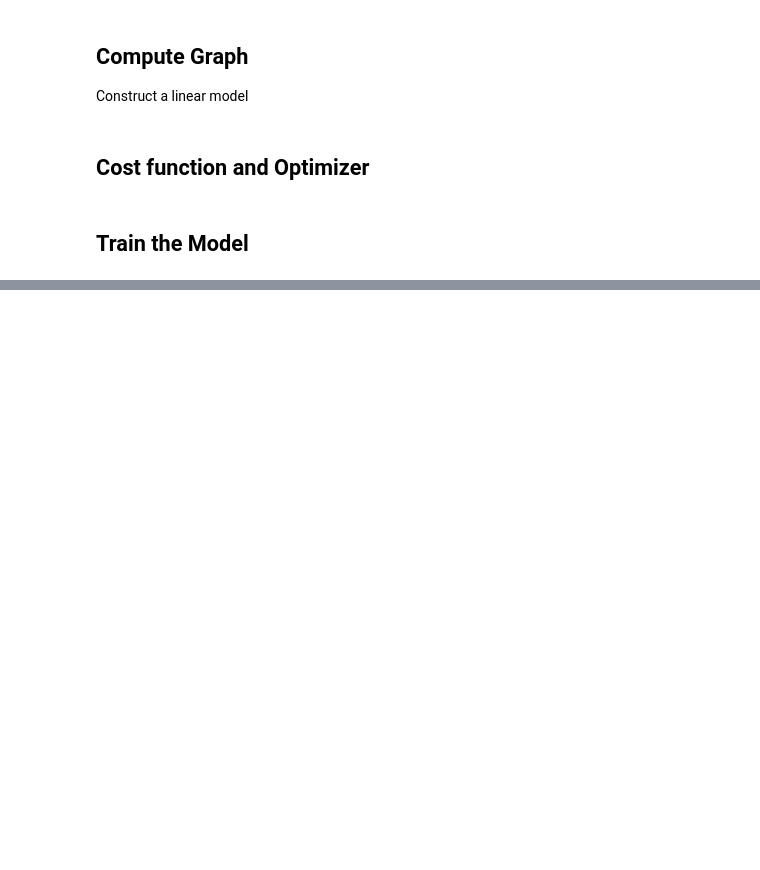
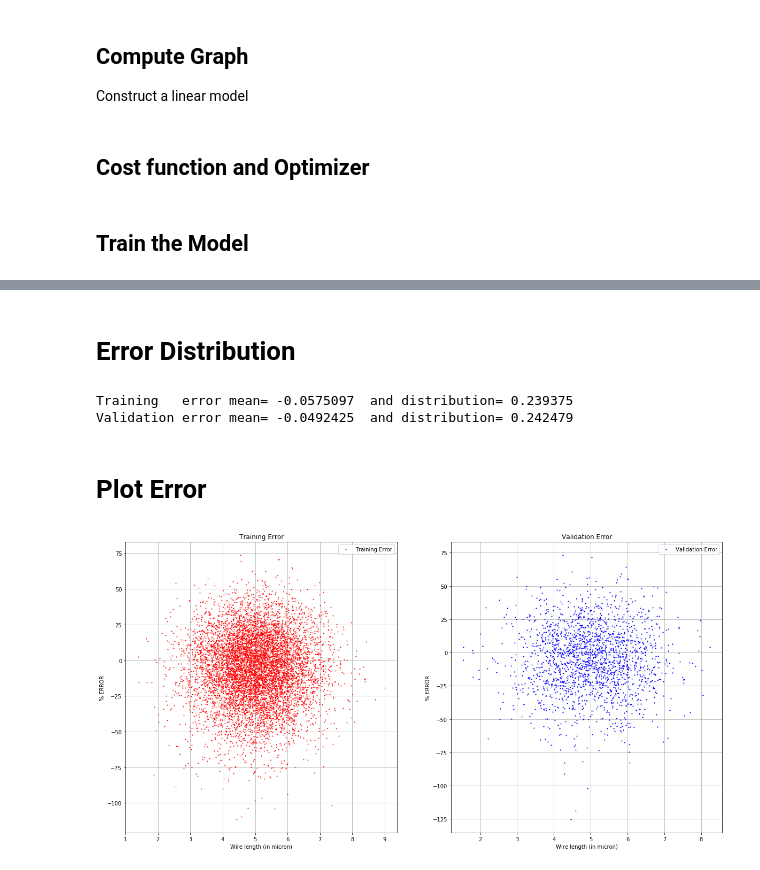
Before and after one commit to srohit0/mida, a Jupyter notebook: notebooks/Linear Regression with One Variable.ipynb, the cells around one changed output, grey strips where cells are left out. Drawn from its saved outputs; the diff is of its cells as text; code cells hidden in the pictures; blank space fills up the shorter version.

```diff
--- a/notebooks/Linear Regression with One Variable.ipynb
+++ b/notebooks/Linear Regression with One Variable.ipynb
@@ -153,0 +209,41 @@ Validation cost (mean sq. error) = 0.000720103
+# %% [markdown]
+# Error Distribution
+# %%
+def sampleError(sampleData, goldData):
+    sampleData = predictResistance(sampleData)
+    error = (goldData-sampleData)/goldData
+    return error
+
+training_Error   = sampleError(train_X, train_Y)
+validation_Error = sampleError(valid_X, valid_Y)
+
+print('Training   error mean=', np.mean(training_Error),   ' and distribution=', np.std(training_Error))
+print('Validation error mean=', np.mean(validation_Error), ' and distribution=', np.std(validation_Error))
+# %% [output]
+Training   error mean= -0.0575097  and distribution= 0.239375
+Validation error mean= -0.0492425  and distribution= 0.242479
+# %% [markdown]
+# Plot Error
+# %%
+fig = plt.figure(figsize=(20, 10))
+
+plt.subplot(1, 2, 1)
+plt.grid()
+plt.plot(train_X*1e6, 100*training_Error, 'ro', label='Training Error', marker='o', markersize=1)
+plt.title('Training Error')
+plt.xlabel('Wire length (in micron)')
+plt.ylabel('% ERROR')
+plt.legend()
+
+
+plt.subplot(1, 2, 2)
+plt.grid()
+plt.plot(valid_X*1e6, 100*validation_Error, 'bo', label='Validation Error', marker='D', markersize=1)
+plt.title('Validation Error')
+plt.xlabel('Wire length (in micron)')
+plt.ylabel('% ERROR')
+plt.legend()
+
+plt.show()
+# %% [output]
+[figure, added]
```
Also changed, not shown: parts of 8 cells of this notebook, 1 other file.
